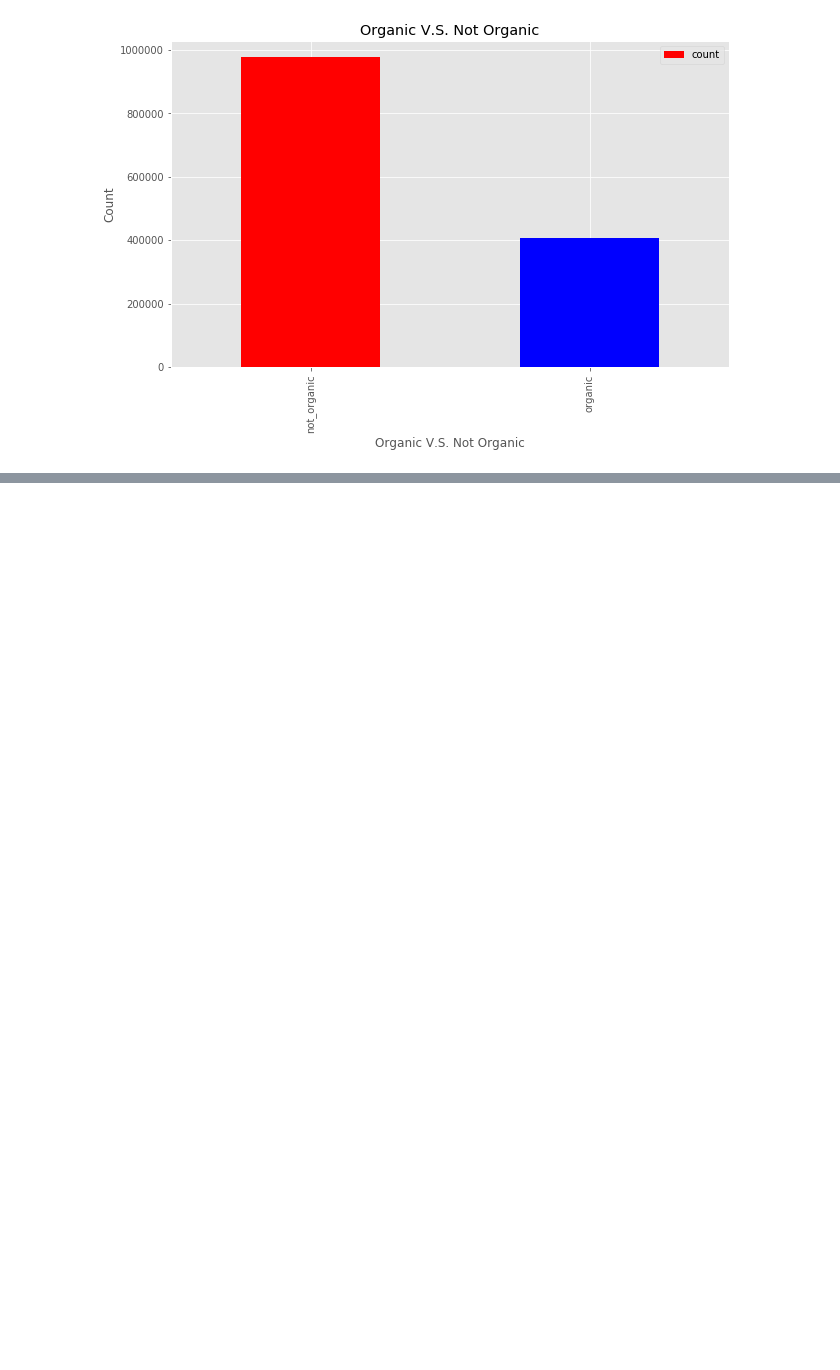
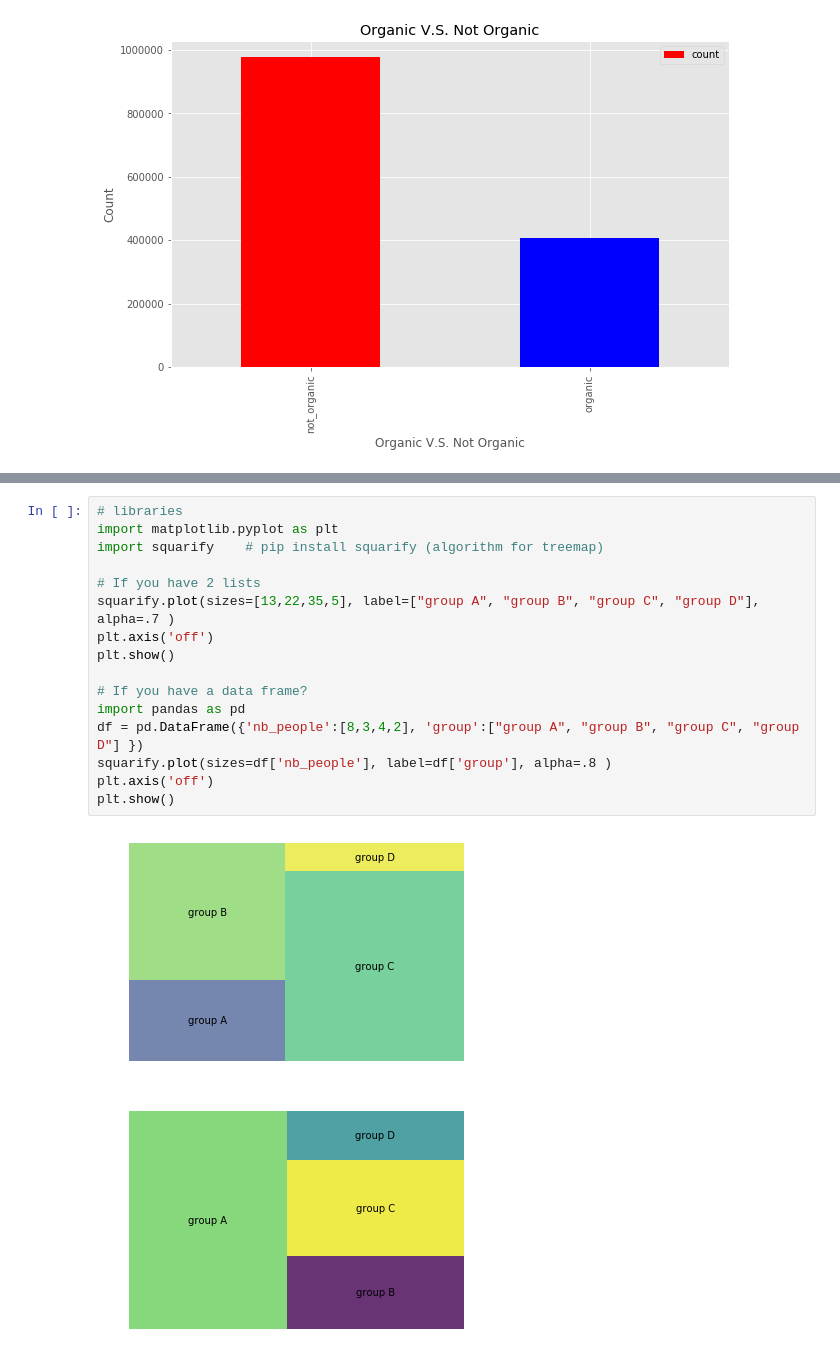
Before and after one commit to RachelPengmkt/Instacart-Market-Basket-Analysis-Exploratory-Analysis-Kaggle, a Jupyter notebook: Instacart-Market-Basket-Analysis-Exploratory-Analysis-Kaggle.ipynb, the cells around one changed output, grey strips where cells are left out. Drawn from its saved outputs; the diff is of its cells as text; blank space fills up the shorter version.

```diff
--- a/Instacart-Market-Basket-Analysis-Exploratory-Analysis-Kaggle.ipynb
+++ b/Instacart-Market-Basket-Analysis-Exploratory-Analysis-Kaggle.ipynb
@@ -882,0 +983,19 @@ plt.show()
+# %%
+# libraries
+import matplotlib.pyplot as plt
+import squarify    # pip install squarify (algorithm for treemap)
+
+# If you have 2 lists
+squarify.plot(sizes=[13,22,35,5], label=["group A", "group B", "group C", "group D"], alpha=.7 )
+plt.axis('off')
+plt.show()
+
+# If you have a data frame?
+import pandas as pd
+df = pd.DataFrame({'nb_people':[8,3,4,2], 'group':["group A", "group B", "group C", "group D"] })
+squarify.plot(sizes=df['nb_people'], label=df['group'], alpha=.8 )
+plt.axis('off')
+plt.show()
+# %% [output]
+[figure, added]
+[figure, added]
```
Also changed, not shown: parts of 12 cells of this notebook.
